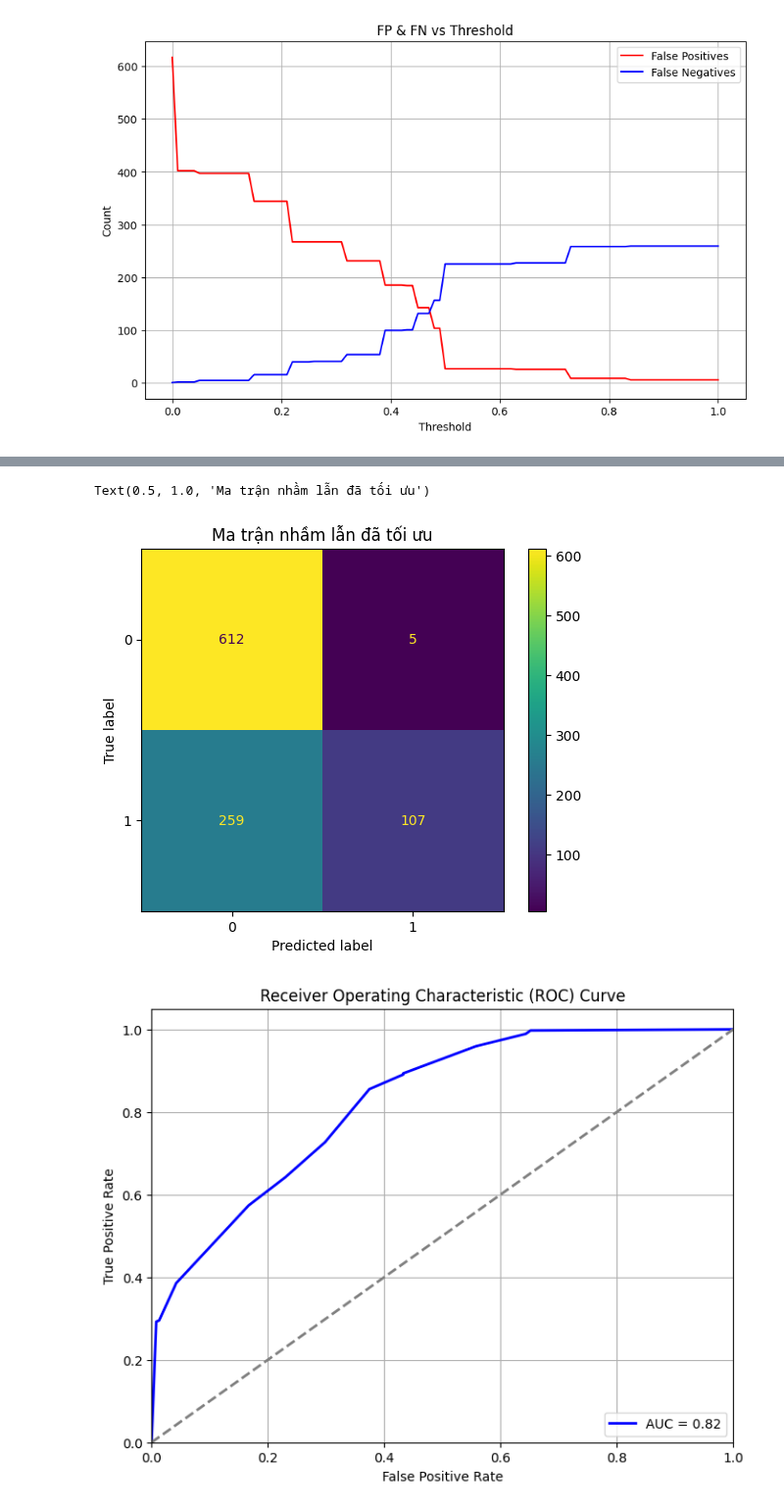
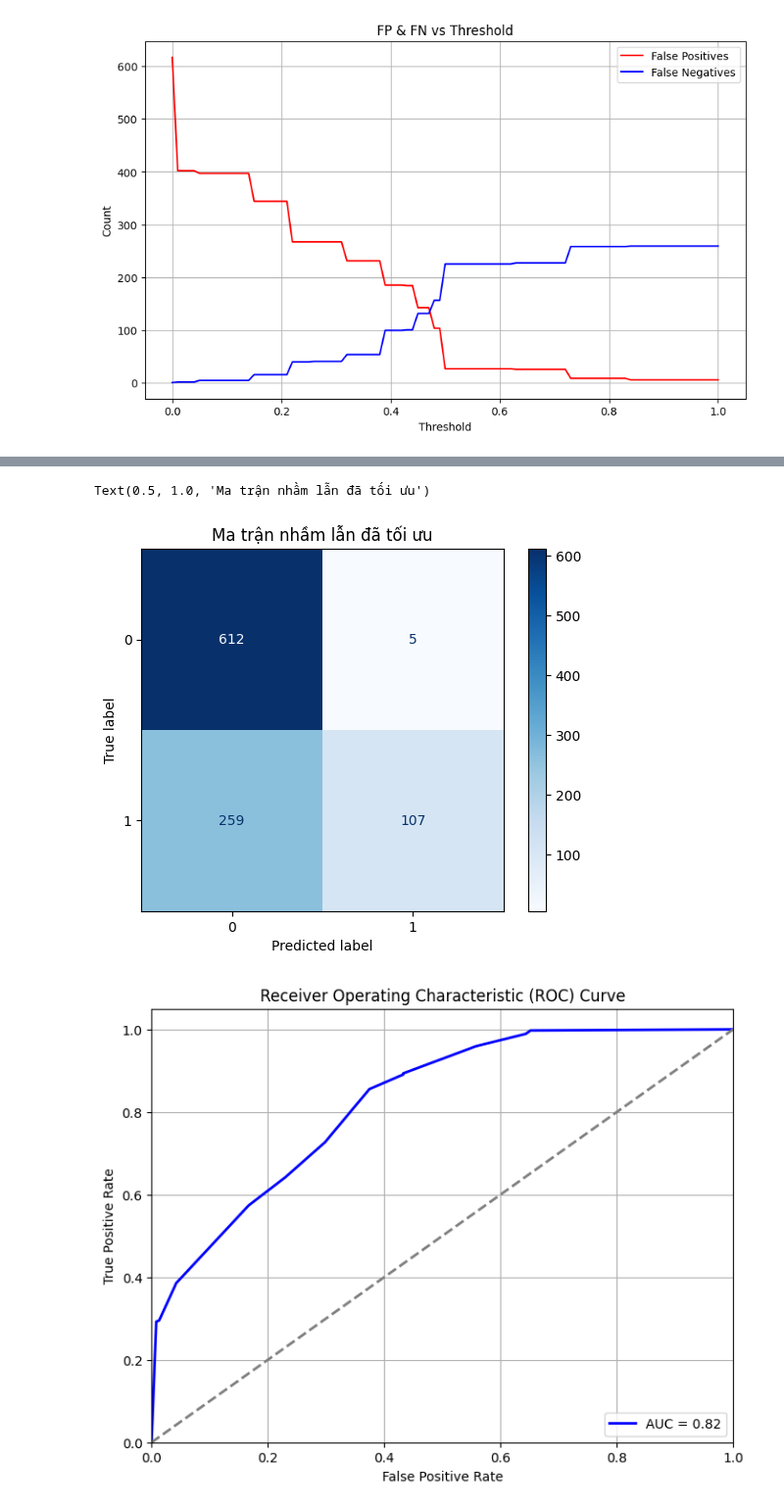
Before and after one commit to A47126/BT-Machine-Learning-Group-7, a Jupyter notebook: water_pota_no_plot.ipynb, the cells around one changed output, grey strips where cells are left out. Shown at 98% size. Saved outputs shown, nothing was run; the diff lists cells and outputs as text; code cells hidden in the pictures.

```diff
--- a/water_pota_no_plot.ipynb
+++ b/water_pota_no_plot.ipynb
@@ -331,11 +331,11 @@ y_pred_best = (y_proba >= 0.84).astype(int)
 # %%
 cm_best = confusion_matrix(y_test, y_pred_best)
 display_cm_best = ConfusionMatrixDisplay(confusion_matrix=cm_best)
-display_cm_best.plot()
+display_cm_best.plot(cmap='Blues')
 plt.title("Ma trận nhầm lẫn đã tối ưu")
 # %% [output]
 Text(0.5, 1.0, 'Ma trận nhầm lẫn đã tối ưu')
-[figure, old version]
+[figure, new version]
 # %%
 fpr, tpr, thresholds = roc_curve(y_test, y_proba)
 roc_auc = auc(fpr, tpr)
```
Also changed, not shown: parts of 2 cells of this notebook.
